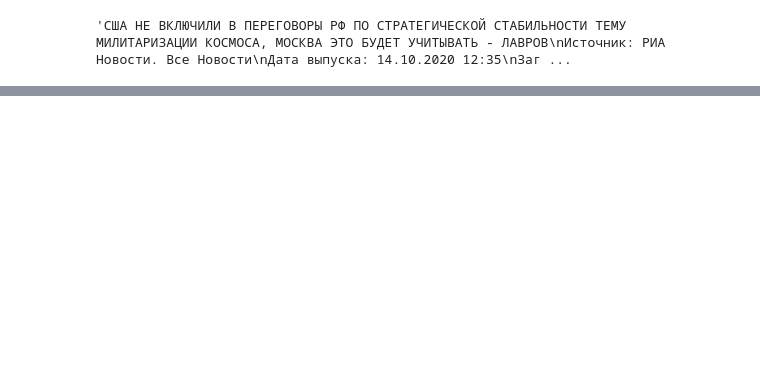
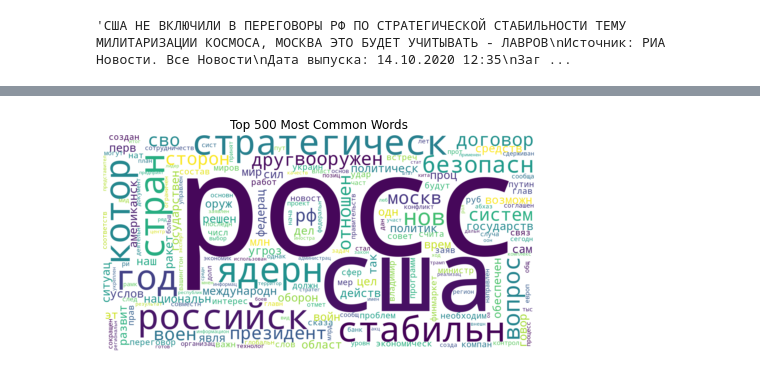
Before and after one commit to Teasotea/articles_topic_modelling, a Jupyter notebook: StratStabTask1.ipynb, the cells around one changed output, grey strips where cells are left out. Drawn from its saved outputs; the diff is of its cells as text; code cells hidden in the pictures; blank space fills up the shorter version.

```diff
--- a/StratStabTask1.ipynb
+++ b/StratStabTask1.ipynb
@@ -566,0 +456,13 @@ lem_model.visualize_barchart()
+# %%
+# Let's also see the most common 500 words of stemmed data
+allstemmed = [w for wordlist in data2['stemmed'] for w in wordlist]
+mostcommon = FreqDist(allstemmed).most_common(500)
+wordcloud = WordCloud(width=1600, height=800, background_color='white').generate(' '.join([i[0] for i in mostcommon]))
+fig = plt.figure(facecolor='white')
+plt.imshow(wordcloud, interpolation="bilinear")
+plt.axis('off')
+plt.title('Top 500 Most Common Words')
+plt.tight_layout(pad=0)
+plt.show()
+# %% [output]
+[figure, added]
```
Also changed, not shown: parts of 146 cells of this notebook.
